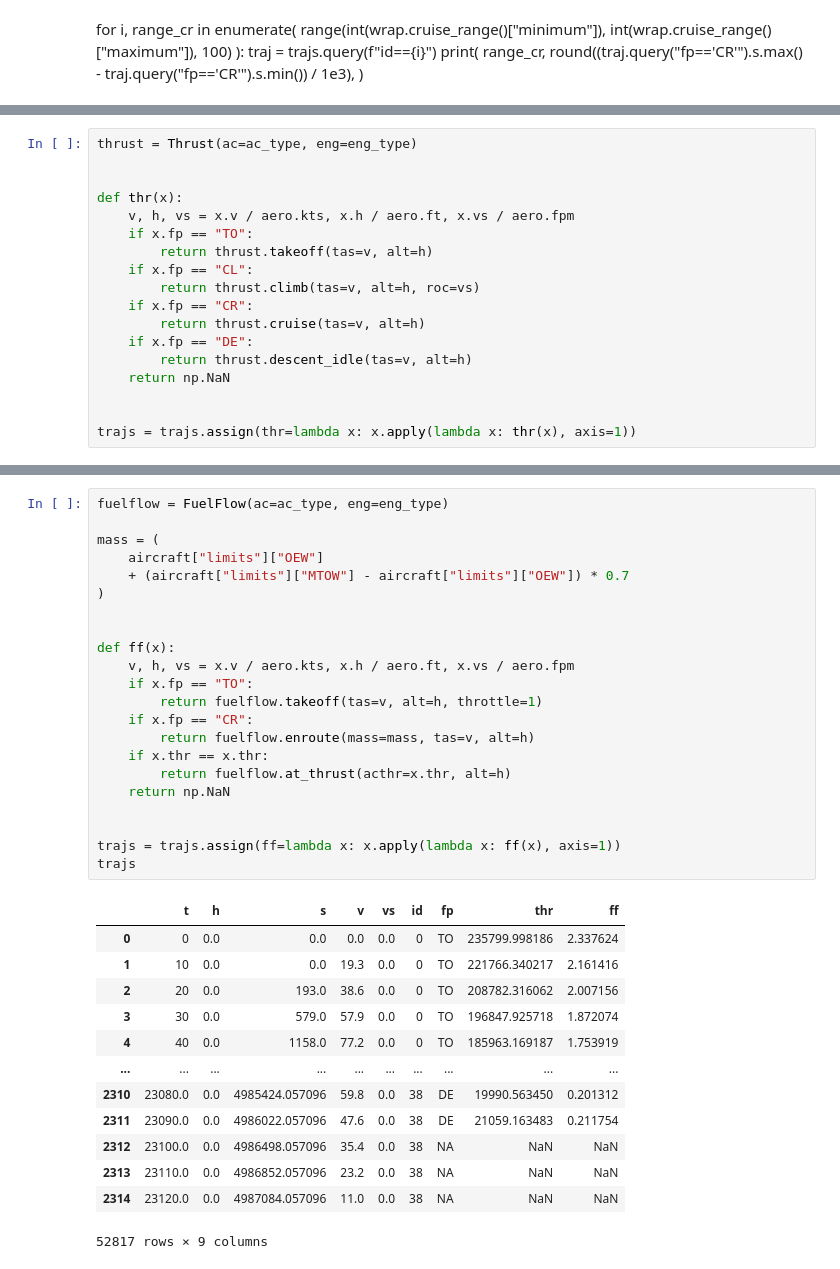
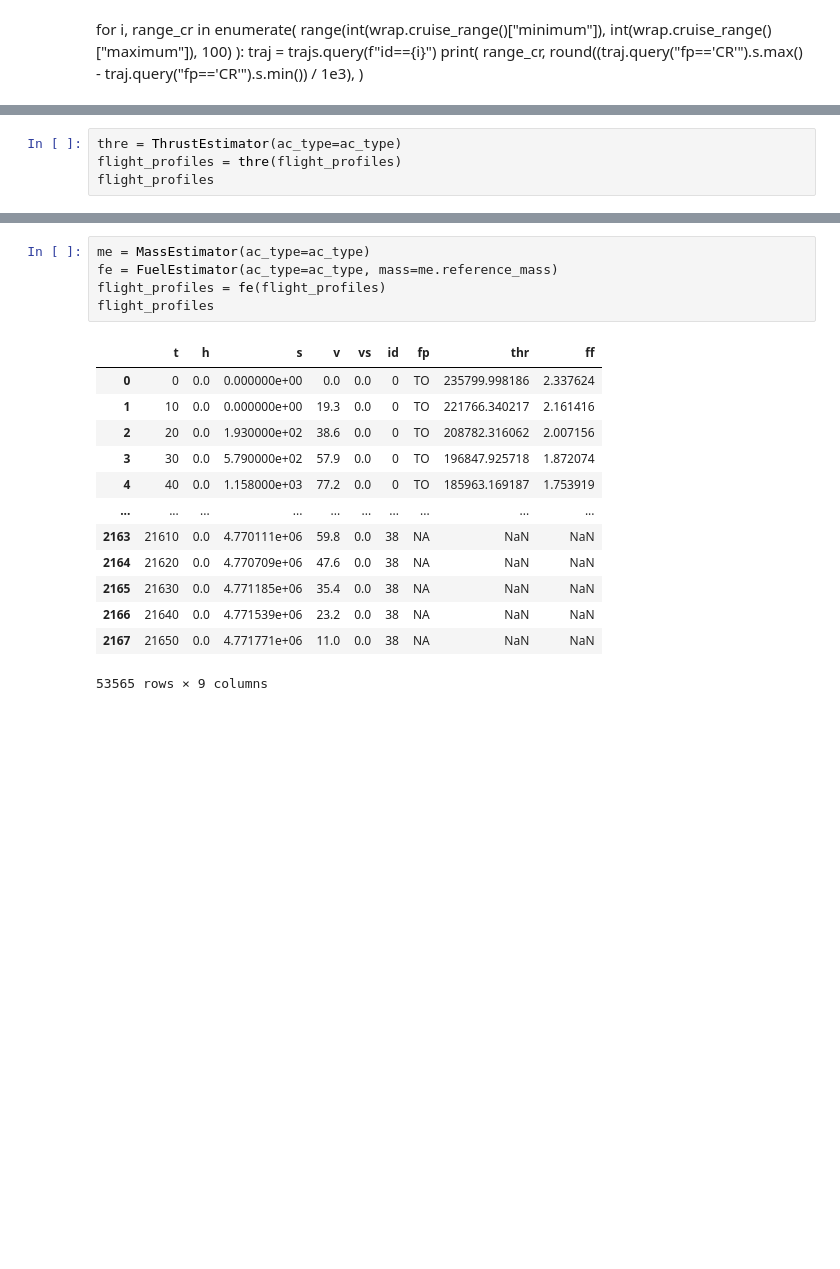
Before and after one commit to thomasdubdub/FEAT, a Jupyter notebook: test_openap_A320.ipynb, the cells around one changed output, grey strips where cells are left out. Drawn from its saved outputs; the diff is of its cells as text; blank space fills up the shorter version.

```diff
--- a/test_openap_A320.ipynb
+++ b/test_openap_A320.ipynb
@@ -164,20 +102,6 @@ aircraft
    'A320-232': 'V2527-A5',
    'A320-233': 'V2527E-A5'}}}
 # %%
-thrust = Thrust(ac=ac_type, eng=eng_type)
-
-
-def thr(x):
-    v, h, vs = x.v / aero.kts, x.h / aero.ft, x.vs / aero.fpm
-    if x.fp == "TO":
-        return thrust.takeoff(tas=v, alt=h)
-    if x.fp == "CL":
-        return thrust.climb(tas=v, alt=h, roc=vs)
-    if x.fp == "CR":
-        return thrust.cruise(tas=v, alt=h)
-    if x.fp == "DE":
-        return thrust.descent_idle(tas=v, alt=h)
-    return np.NaN
-
-
-trajs = trajs.assign(thr=lambda x: x.apply(lambda x: thr(x), axis=1))
+thre = ThrustEstimator(ac_type=ac_type)
+flight_profiles = thre(flight_profiles)
+flight_profiles
@@ -184,36 +122,19 @@ trajs = trajs.assign(thr=lambda x: x.apply(lambda x: thr(x), axis=1))
 # %%
-fuelflow = FuelFlow(ac=ac_type, eng=eng_type)
-
-mass = (
-    aircraft["limits"]["OEW"]
-    + (aircraft["limits"]["MTOW"] - aircraft["limits"]["OEW"]) * 0.7
-)
-
-
-def ff(x):
-    v, h, vs = x.v / aero.kts, x.h / aero.ft, x.vs / aero.fpm
-    if x.fp == "TO":
-        return fuelflow.takeoff(tas=v, alt=h, throttle=1)
-    if x.fp == "CR":
-        return fuelflow.enroute(mass=mass, tas=v, alt=h)
-    if x.thr == x.thr:
-        return fuelflow.at_thrust(acthr=x.thr, alt=h)
-    return np.NaN
-
-
-trajs = trajs.assign(ff=lambda x: x.apply(lambda x: ff(x), axis=1))
-trajs
+me = MassEstimator(ac_type=ac_type)
+fe = FuelEstimator(ac_type=ac_type, mass=me.reference_mass)
+flight_profiles = fe(flight_profiles)
+flight_profiles
 # %% [output]
 |  | t | h | s | v | vs | id | fp | thr | ff |
-| 0 | 0 | 0.0 | 0.0 | 0.0 | 0.0 | 0 | TO | 235799.998186 | 2.337624 |
-| 1 | 10 | 0.0 | 0.0 | 19.3 | 0.0 | 0 | TO | 221766.340217 | 2.161416 |
-| 2 | 20 | 0.0 | 193.0 | 38.6 | 0.0 | 0 | TO | 208782.316062 | 2.007156 |
-| 3 | 30 | 0.0 | 579.0 | 57.9 | 0.0 | 0 | TO | 196847.925718 | 1.872074 |
-| 4 | 40 | 0.0 | 1158.0 | 77.2 | 0.0 | 0 | TO | 185963.169187 | 1.753919 |
+| 0 | 0 | 0.0 | 0.000000e+00 | 0.0 | 0.0 | 0 | TO | 235799.998186 | 2.337624 |
+| 1 | 10 | 0.0 | 0.000000e+00 | 19.3 | 0.0 | 0 | TO | 221766.340217 | 2.161416 |
+| 2 | 20 | 0.0 | 1.930000e+02 | 38.6 | 0.0 | 0 | TO | 208782.316062 | 2.007156 |
+| 3 | 30 | 0.0 | 5.790000e+02 | 57.9 | 0.0 | 0 | TO | 196847.925718 | 1.872074 |
+| 4 | 40 | 0.0 | 1.158000e+03 | 77.2 | 0.0 | 0 | TO | 185963.169187 | 1.753919 |
 | ... | ... | ... | ... | ... | ... | ... | ... | ... | ... |
-| 2310 | 23080.0 | 0.0 | 4985424.057096 | 59.8 | 0.0 | 38 | DE | 19990.563450 | 0.201312 |
-| 2311 | 23090.0 | 0.0 | 4986022.057096 | 47.6 | 0.0 | 38 | DE | 21059.163483 | 0.211754 |
-| 2312 | 23100.0 | 0.0 | 4986498.057096 | 35.4 | 0.0 | 38 | NA | NaN | NaN |
-| 2313 | 23110.0 | 0.0 | 4986852.057096 | 23.2 | 0.0 | 38 | NA | NaN | NaN |
-| 2314 | 23120.0 | 0.0 | 4987084.057096 | 11.0 | 0.0 | 38 | NA | NaN | NaN |
+| 2163 | 21610 | 0.0 | 4.770111e+06 | 59.8 | 0.0 | 38 | NA | NaN | NaN |
+| 2164 | 21620 | 0.0 | 4.770709e+06 | 47.6 | 0.0 | 38 | NA | NaN | NaN |
+| 2165 | 21630 | 0.0 | 4.771185e+06 | 35.4 | 0.0 | 38 | NA | NaN | NaN |
+| 2166 | 21640 | 0.0 | 4.771539e+06 | 23.2 | 0.0 | 38 | NA | NaN | NaN |
+| 2167 | 21650 | 0.0 | 4.771771e+06 | 11.0 | 0.0 | 38 | NA | NaN | NaN |
-52817 rows × 9 columns
+53565 rows × 9 columns
```
Also changed, not shown: parts of 16 cells of this notebook, 8 other files.
